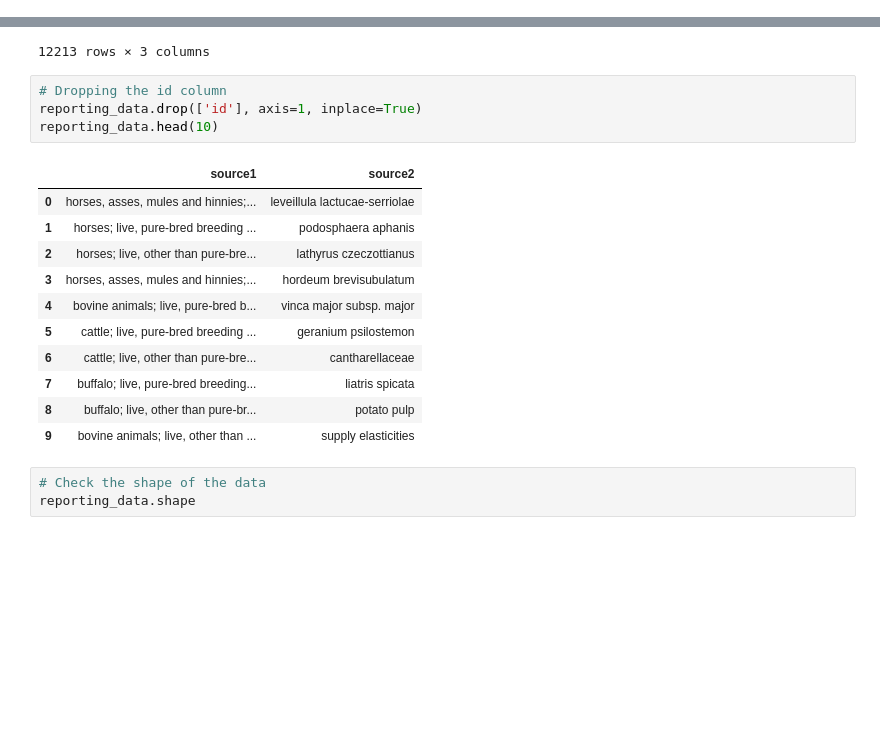
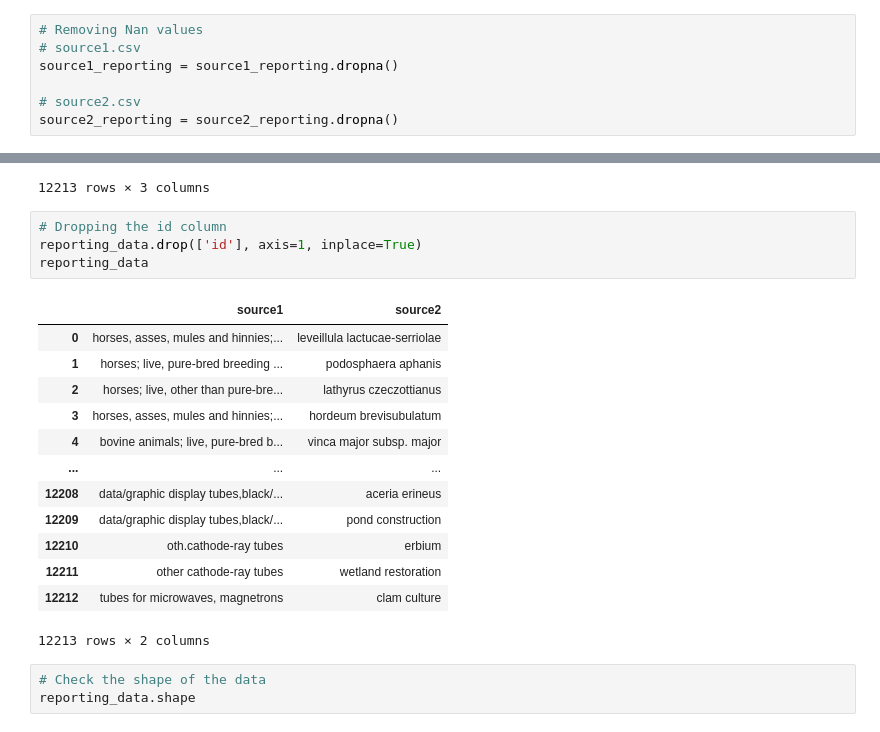
Before and after one commit to franchiseBoyz/Vocabulary_matching, a Jupyter notebook: notebook.ipynb, the cells around one changed output, grey strips where cells are left out. Drawn from its saved outputs; the diff is of its cells as text; blank space fills up the shorter version.

```diff
--- a/notebook.ipynb
+++ b/notebook.ipynb
@@ -56,6 +57,13 @@ source2_reporting.head(10)
 | 9 | 9 | potato pulp |
 # %% [markdown]
 ## Data Transformation
+# %%
+# Removing Nan values
+# source1.csv
+source1_reporting = source1_reporting.dropna()
+
+# source2.csv
+source2_reporting = source2_reporting.dropna()
 # %%
 # Convert the name column in source1 to lowercase
 source1_reporting['name'] = source1_reporting['name'].astype(str).str.lower()
@@ -113,19 +120,21 @@ reporting_data
 # %%
 # Dropping the id column
 reporting_data.drop(['id'], axis=1, inplace=True)
-reporting_data.head(10)
+reporting_data
 # %% [output]
 |  | source1 | source2 |
 | 0 | horses, asses, mules and hinnies;... | leveillula lactucae-serriolae |
 | 1 | horses; live, pure-bred breeding ... | podosphaera aphanis |
 | 2 | horses; live, other than pure-bre... | lathyrus czeczottianus |
 | 3 | horses, asses, mules and hinnies;... | hordeum brevisubulatum |
 | 4 | bovine animals; live, pure-bred b... | vinca major subsp. major |
-| 5 | cattle; live, pure-bred breeding ... | geranium psilostemon |
-| 6 | cattle; live, other than pure-bre... | cantharellaceae |
-| 7 | buffalo; live, pure-bred breeding... | liatris spicata |
-| 8 | buffalo; live, other than pure-br... | potato pulp |
-| 9 | bovine animals; live, other than ... | supply elasticities |
+| ... | ... | ... |
+| 12208 | data/graphic display tubes,black/... | aceria erineus |
+| 12209 | data/graphic display tubes,black/... | pond construction |
+| 12210 | oth.cathode-ray tubes | erbium |
+| 12211 | other cathode-ray tubes | wetland restoration |
+| 12212 | tubes for microwaves, magnetrons | clam culture |
+12213 rows × 2 columns
 # %%
 # Check the shape of the data
 reporting_data.shape
```
Also changed, not shown: parts of 25 cells of this notebook.
